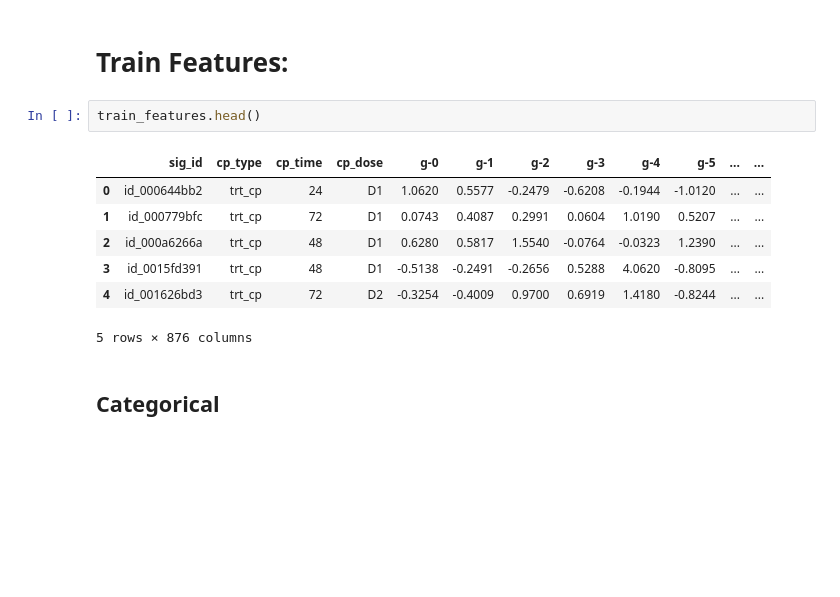
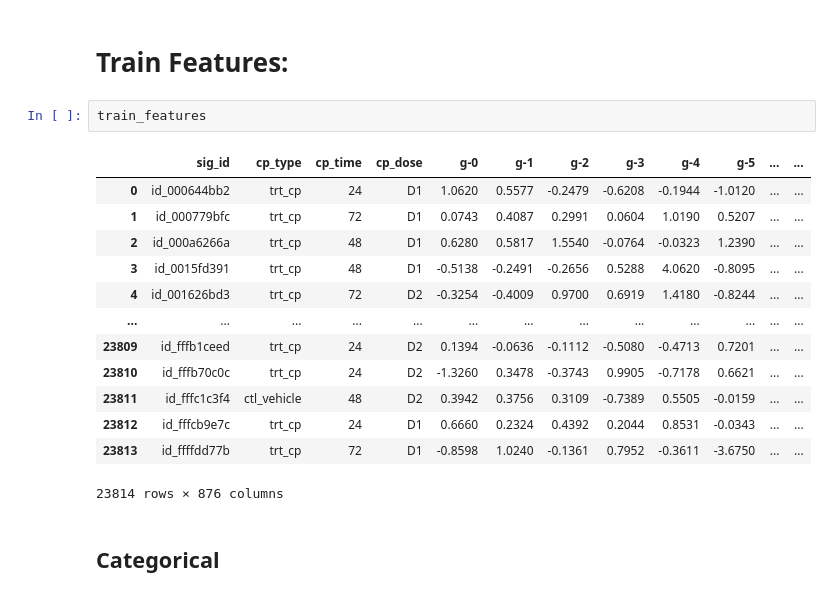
Before and after one commit to leeschmalz/Mechanism-of-Action, a Jupyter notebook: MoA_eda.ipynb, the cells around one changed output. Cells and saved outputs as stored; diff of their text form; blank space fills up the shorter version.

```diff
--- a/MoA_eda.ipynb
+++ b/MoA_eda.ipynb
@@ -41,15 +41,21 @@ len(train_features['sig_id'].unique())
 # %% [markdown]
 # Train Features:
 # %%
-train_features.head()
+train_features
 # %% [output]
 |  | sig_id | cp_type | cp_time | cp_dose | g-0 | g-1 | g-2 | g-3 | g-4 | g-5 | ... | ... |
 | 0 | id_000644bb2 | trt_cp | 24 | D1 | 1.0620 | 0.5577 | -0.2479 | -0.6208 | -0.1944 | -1.0120 | ... | ... |
 | 1 | id_000779bfc | trt_cp | 72 | D1 | 0.0743 | 0.4087 | 0.2991 | 0.0604 | 1.0190 | 0.5207 | ... | ... |
 | 2 | id_000a6266a | trt_cp | 48 | D1 | 0.6280 | 0.5817 | 1.5540 | -0.0764 | -0.0323 | 1.2390 | ... | ... |
 | 3 | id_0015fd391 | trt_cp | 48 | D1 | -0.5138 | -0.2491 | -0.2656 | 0.5288 | 4.0620 | -0.8095 | ... | ... |
 | 4 | id_001626bd3 | trt_cp | 72 | D2 | -0.3254 | -0.4009 | 0.9700 | 0.6919 | 1.4180 | -0.8244 | ... | ... |
+| ... | ... | ... | ... | ... | ... | ... | ... | ... | ... | ... | ... | ... |
+| 23809 | id_fffb1ceed | trt_cp | 24 | D2 | 0.1394 | -0.0636 | -0.1112 | -0.5080 | -0.4713 | 0.7201 | ... | ... |
+| 23810 | id_fffb70c0c | trt_cp | 24 | D2 | -1.3260 | 0.3478 | -0.3743 | 0.9905 | -0.7178 | 0.6621 | ... | ... |
+| 23811 | id_fffc1c3f4 | ctl_vehicle | 48 | D2 | 0.3942 | 0.3756 | 0.3109 | -0.7389 | 0.5505 | -0.0159 | ... | ... |
+| 23812 | id_fffcb9e7c | trt_cp | 24 | D1 | 0.6660 | 0.2324 | 0.4392 | 0.2044 | 0.8531 | -0.0343 | ... | ... |
+| 23813 | id_ffffdd77b | trt_cp | 72 | D1 | -0.8598 | 1.0240 | -0.1361 | 0.7952 | -0.3611 | -3.6750 | ... | ... |
-5 rows × 876 columns
+23814 rows × 876 columns
 # %% [markdown]
 ## Categorical
 # %% [markdown]
```
Also changed, not shown: 1 other file.
